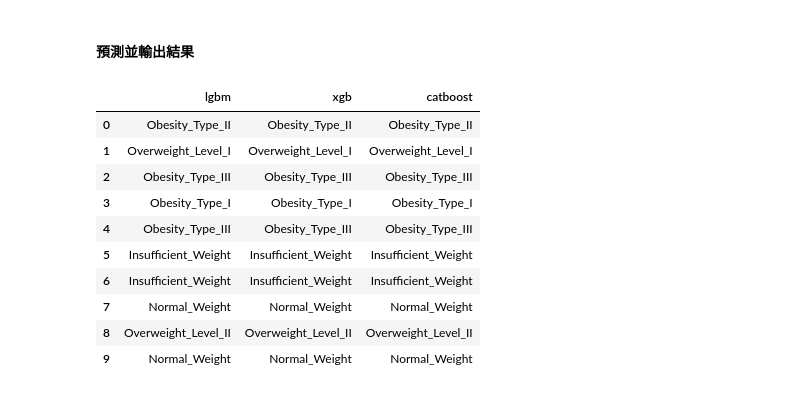
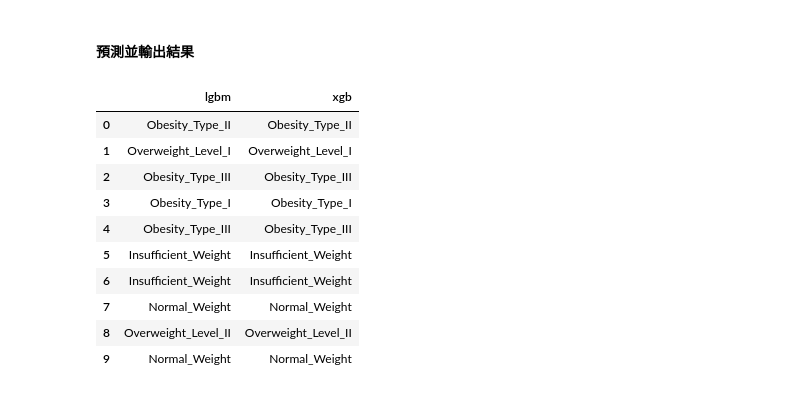
Before and after one commit to ALINYIWEN/Kaggle-Competitions, a Jupyter notebook: Multi-Class Prediction of Obesity Risk.ipynb, the cells around one changed output. Saved outputs shown, nothing was run; the diff lists cells and outputs as text; code cells hidden in the pictures.

```diff
--- a/Multi-Class Prediction of Obesity Risk.ipynb
+++ b/Multi-Class Prediction of Obesity Risk.ipynb
@@ -470,22 +460,22 @@ blending_predictions = vote([lgbm_predictions, xgb_predictions, catboost_predict
 # %%
 # 看一下模型預測差異
 predict_result = pd.DataFrame()
 predict_result['lgbm'] = lgbm_predictions
 predict_result['xgb'] = xgb_predictions
-predict_result['catboost'] = catboost_predictions
+# predict_result['catboost'] = catboost_predictions
 predict_result.head(10)
 # %% [output]
-|  | lgbm | xgb | catboost |
-| 0 | Obesity_Type_II | Obesity_Type_II | Obesity_Type_II |
-| 1 | Overweight_Level_I | Overweight_Level_I | Overweight_Level_I |
-| 2 | Obesity_Type_III | Obesity_Type_III | Obesity_Type_III |
-| 3 | Obesity_Type_I | Obesity_Type_I | Obesity_Type_I |
-| 4 | Obesity_Type_III | Obesity_Type_III | Obesity_Type_III |
-| 5 | Insufficient_Weight | Insufficient_Weight | Insufficient_Weight |
-| 6 | Insufficient_Weight | Insufficient_Weight | Insufficient_Weight |
-| 7 | Normal_Weight | Normal_Weight | Normal_Weight |
-| 8 | Overweight_Level_II | Overweight_Level_II | Overweight_Level_II |
-| 9 | Normal_Weight | Normal_Weight | Normal_Weight |
+|  | lgbm | xgb |
+| 0 | Obesity_Type_II | Obesity_Type_II |
+| 1 | Overweight_Level_I | Overweight_Level_I |
+| 2 | Obesity_Type_III | Obesity_Type_III |
+| 3 | Obesity_Type_I | Obesity_Type_I |
+| 4 | Obesity_Type_III | Obesity_Type_III |
+| 5 | Insufficient_Weight | Insufficient_Weight |
+| 6 | Insufficient_Weight | Insufficient_Weight |
+| 7 | Normal_Weight | Normal_Weight |
+| 8 | Overweight_Level_II | Overweight_Level_II |
+| 9 | Normal_Weight | Normal_Weight |
 # %%
 sub = pd.read_csv('./data/Multi-Class Prediction of Obesity Risk/sample_submission.csv')
 submission = pd.DataFrame()
```
Also changed, not shown: parts of 5 cells of this notebook.
